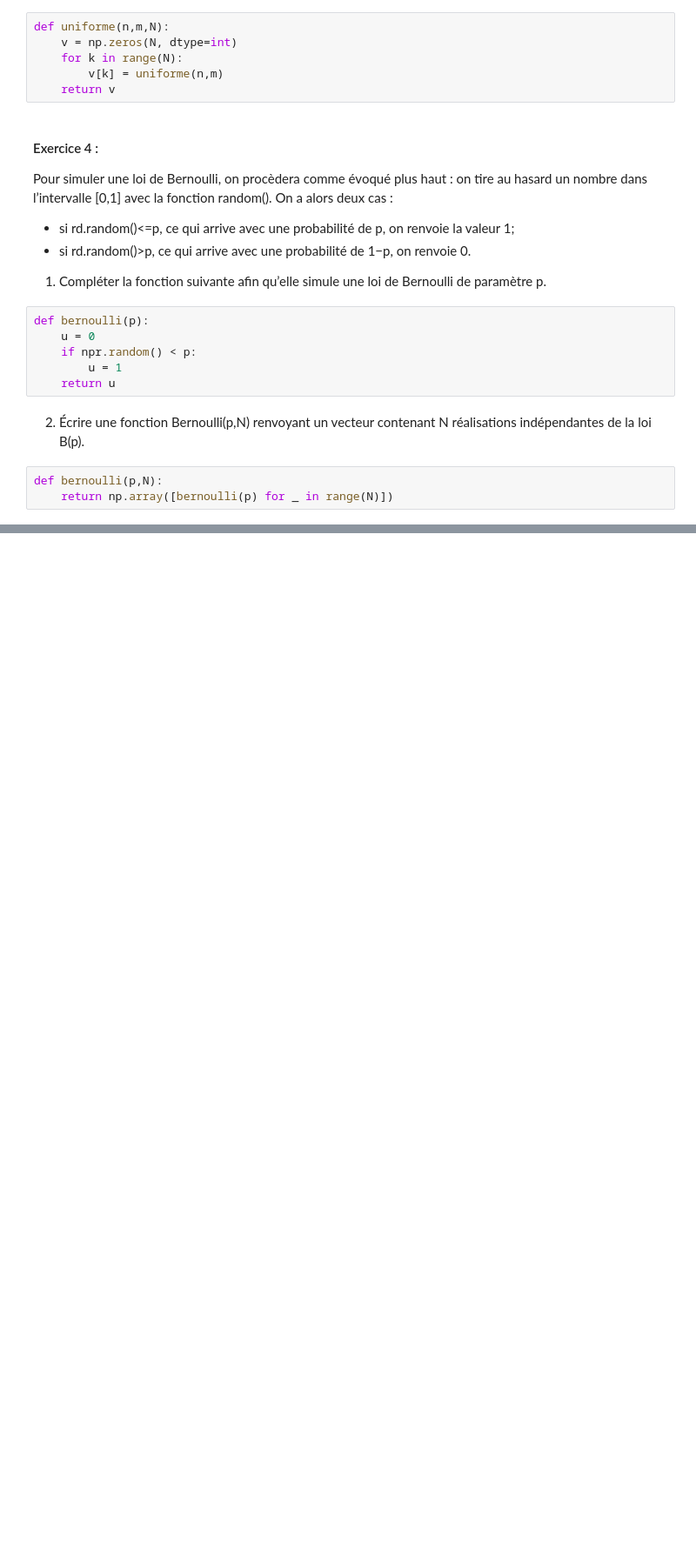
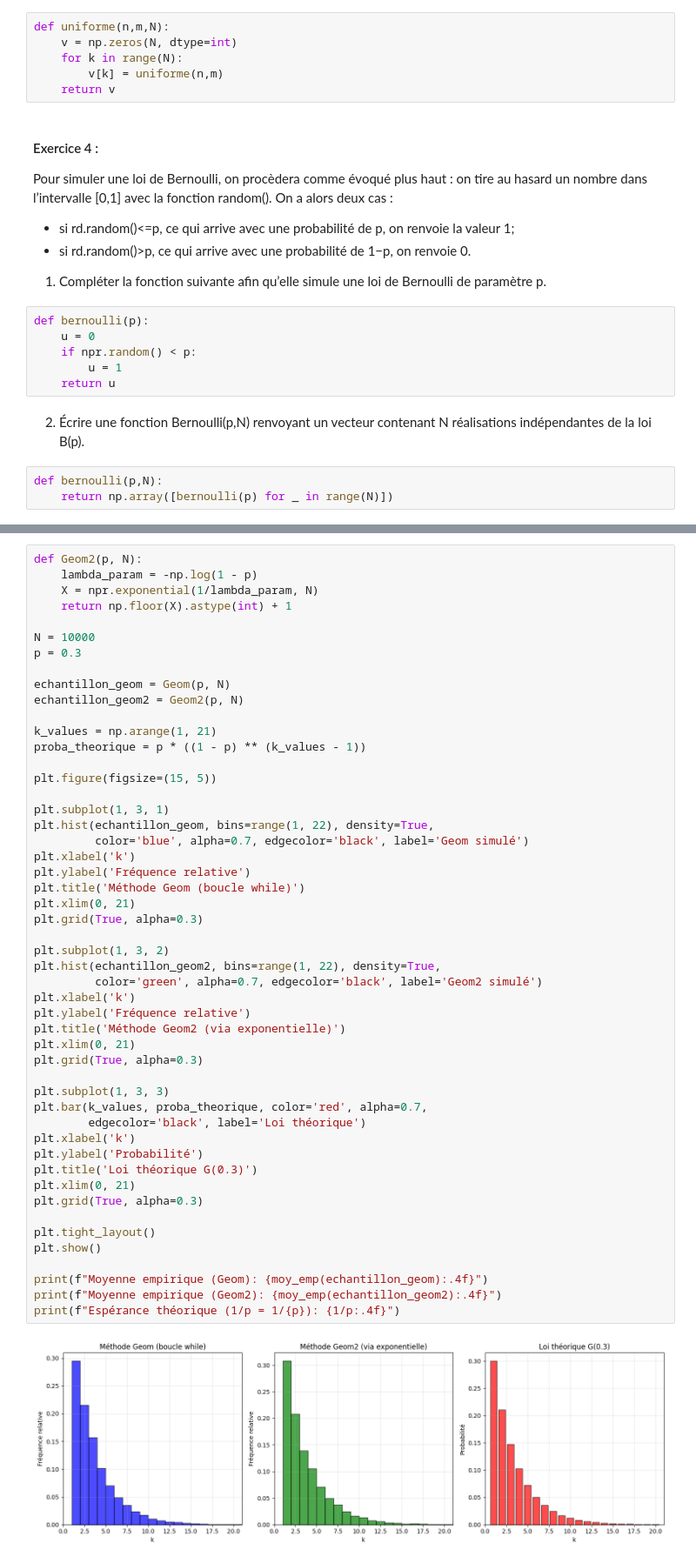
Before and after one commit to mal0101/Stochastic-Processes, a Jupyter notebook: Lab1/main.ipynb, the cells around one changed output, grey strips where cells are left out. Shown at 87% size. Drawn from its saved outputs; the diff is of its cells as text; blank space fills up the shorter version.

```diff
--- a/Lab1/main.ipynb
+++ b/Lab1/main.ipynb
@@ -160,0 +228,52 @@ def bernoulli(p,N):
+# %%
+def Geom2(p, N):
+    lambda_param = -np.log(1 - p)
+    X = npr.exponential(1/lambda_param, N)
+    return np.floor(X).astype(int) + 1
+
+N = 10000
+p = 0.3
+
+echantillon_geom = Geom(p, N)
+echantillon_geom2 = Geom2(p, N)
+
+k_values = np.arange(1, 21)
+proba_theorique = p * ((1 - p) ** (k_values - 1))
+
+plt.figure(figsize=(15, 5))
+
+plt.subplot(1, 3, 1)
+plt.hist(echantillon_geom, bins=range(1, 22), density=True,
+         color='blue', alpha=0.7, edgecolor='black', label='Geom simulé')
+plt.xlabel('k')
+plt.ylabel('Fréquence relative')
+plt.title('Méthode Geom (boucle while)')
+plt.xlim(0, 21)
+plt.grid(True, alpha=0.3)
+
+plt.subplot(1, 3, 2)
+plt.hist(echantillon_geom2, bins=range(1, 22), density=True,
+         color='green', alpha=0.7, edgecolor='black', label='Geom2 simulé')
+plt.xlabel('k')
+plt.ylabel('Fréquence relative')
+plt.title('Méthode Geom2 (via exponentielle)')
+plt.xlim(0, 21)
+plt.grid(True, alpha=0.3)
+
+plt.subplot(1, 3, 3)
+plt.bar(k_values, proba_theorique, color='red', alpha=0.7,
+        edgecolor='black', label='Loi théorique')
+plt.xlabel('k')
+plt.ylabel('Probabilité')
+plt.title('Loi théorique G(0.3)')
+plt.xlim(0, 21)
+plt.grid(True, alpha=0.3)
+
+plt.tight_layout()
+plt.show()
+
+print(f"Moyenne empirique (Geom): {moy_emp(echantillon_geom):.4f}")
+print(f"Moyenne empirique (Geom2): {moy_emp(echantillon_geom2):.4f}")
+print(f"Espérance théorique (1/p = 1/{p}): {1/p:.4f}")
+# %% [output]
+[figure, added]
```
Also changed, not shown: parts of 16 cells of this notebook.
